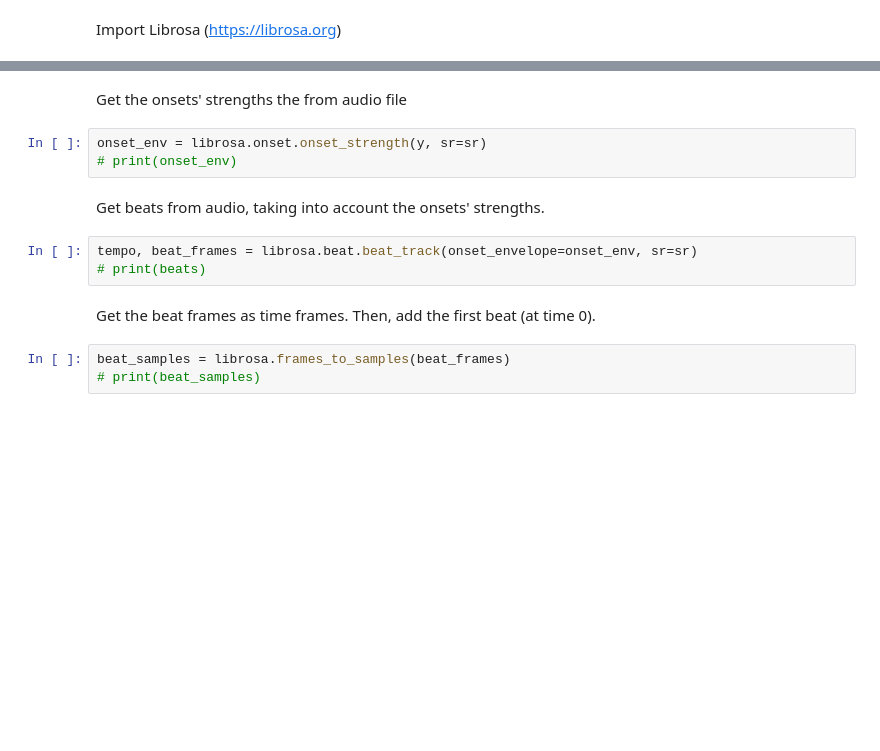
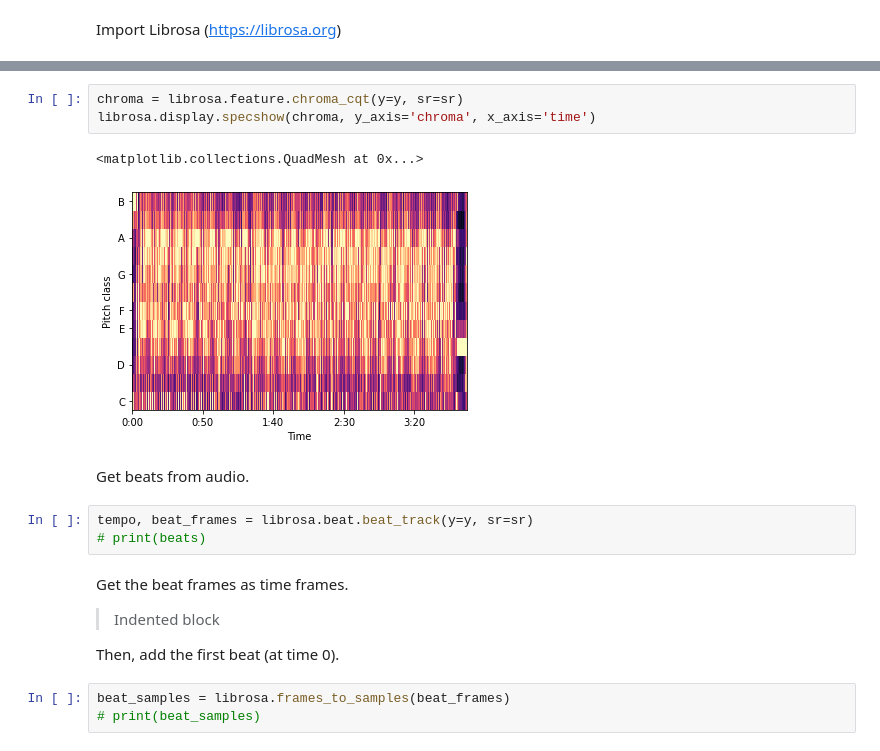
Before and after one commit to NadiaCarvalho/Audio-Collabs, a Jupyter notebook: Beat_Remix.ipynb, the cells around one changed output, grey strips where cells are left out. Saved outputs shown, nothing was run; the diff lists cells and outputs as text; blank space fills up the shorter version.

```diff
--- a/Beat_Remix.ipynb
+++ b/Beat_Remix.ipynb
@@ -12,15 +35,20 @@ y, sr = librosa.load(audio_file)
+# %%
+chroma = librosa.feature.chroma_cqt(y=y, sr=sr)
+librosa.display.specshow(chroma, y_axis='chroma', x_axis='time')
+# %% [output]
+<matplotlib.collections.QuadMesh at 0x...>
+[figure, added]
 # %% [markdown]
-Get the onsets' strengths the from audio file
+Get beats from audio.
 # %%
-onset_env = librosa.onset.onset_strength(y, sr=sr)
-# print(onset_env)
+tempo, beat_frames = librosa.beat.beat_track(y=y, sr=sr)
+# print(beats)
-# %% [markdown]
-Get beats from audio, taking into account the onsets' strengths.
-# %%
-tempo, beat_frames = librosa.beat.beat_track(onset_envelope=onset_env, sr=sr)
-# print(beats)
 # %% [markdown]
 Get the beat frames as time frames.
+
+> Indented block
+
+
 Then, add the first beat (at time 0).
 # %%
 beat_samples = librosa.frames_to_samples(beat_frames)
```
Also changed, not shown: parts of 8 cells of this notebook.
